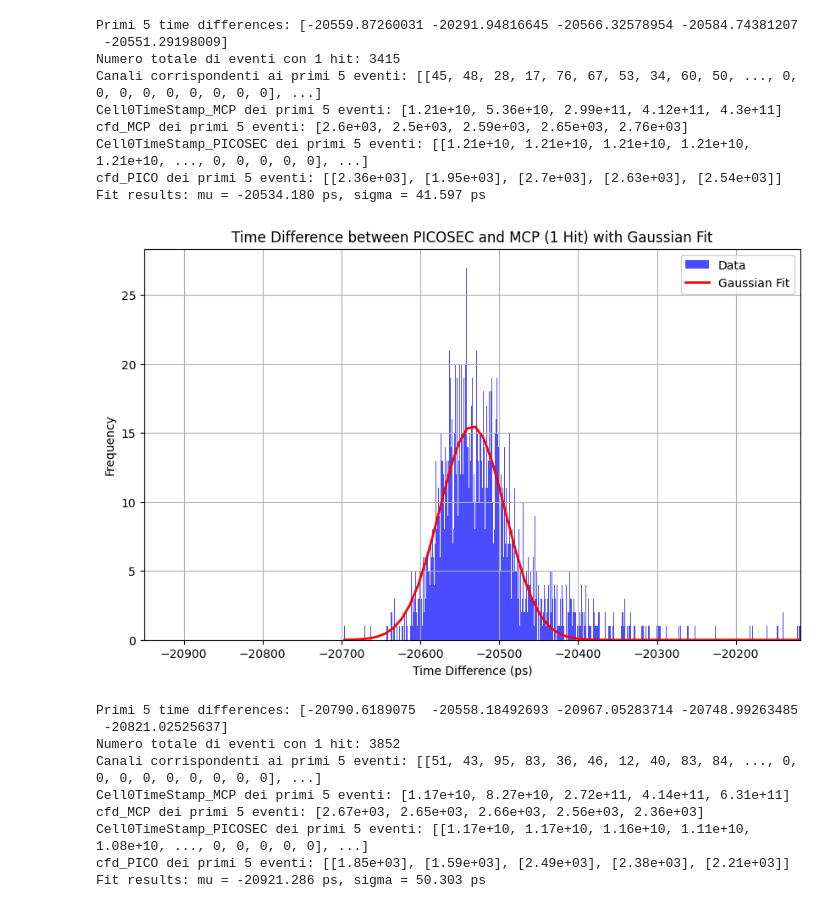
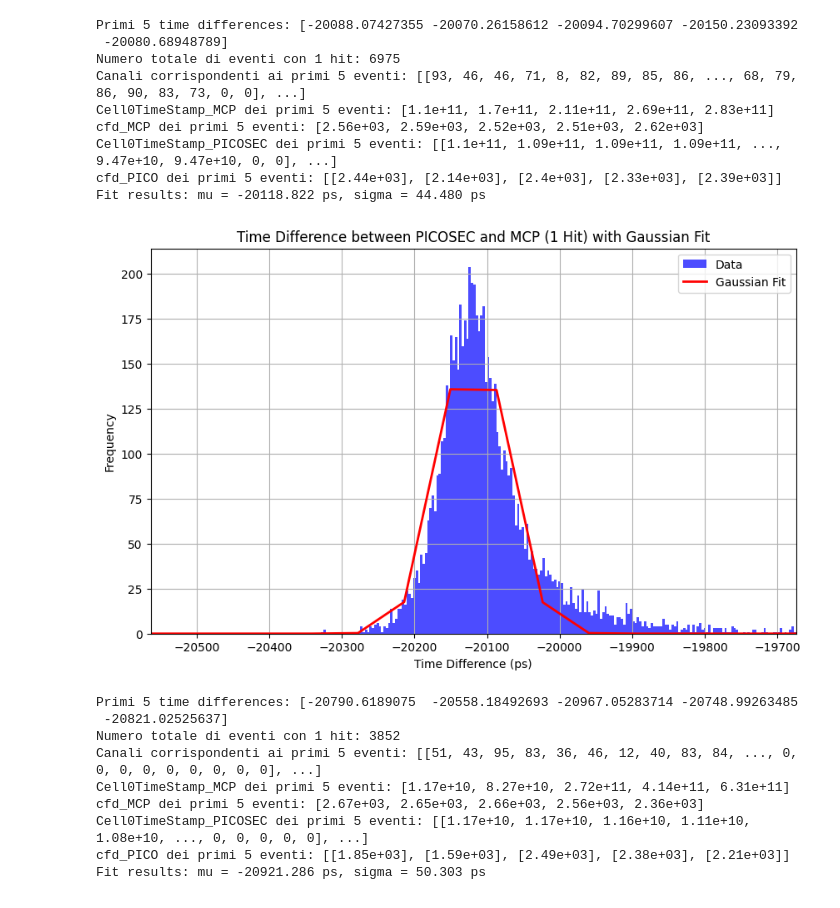
Before and after one commit to annascanu/TestbeamAnalysis, a Jupyter notebook: src/ultra_rapid_analysis.ipynb, the cells around one changed output. Saved outputs shown, nothing was run; the diff lists cells and outputs as text; code cells hidden in the pictures.

Commit message:
new code for PICOSEC analysis: why in python ? idk

```diff
--- a/src/ultra_rapid_analysis.ipynb
+++ b/src/ultra_rapid_analysis.ipynb
@@ -43,7 +43,7 @@ srs                   = data["TriggerIDSRS_MCP"]      # Trigger ID SRS
 
 # Seleziona solo eventi con 1 hit
 
-single_hit_mask = (hits == 1) & (channel[:,0] == 45)  # Se vuoi filtrare anche per canale specifico
+single_hit_mask = (hits == 1) & (channel[:,0] == 93)  # Se vuoi filtrare anche per canale specifico
 
 # Filtra eventi dove PICOSEC ha almeno 1 valore
 valid_mask = ak.num(Cell0TimeStamp_PICOSEC[single_hit_mask]) >= 1
@@ -69,43 +69,43 @@ print("cfd_MCP dei primi 5 eventi:", cfd_MCP[single_hit_mask][valid_mask][:5])
 print("Cell0TimeStamp_PICOSEC dei primi 5 eventi:", Cell0TimeStamp_PICOSEC[single_hit_mask][valid_mask][:5])
 print("cfd_PICO dei primi 5 eventi:", cfd_PICO[single_hit_mask][valid_mask][:5])
 
 # Istogramma
 bins = 10000
 hist_vals, bin_edges = np.histogram(time_diff_np, bins=bins)
 bin_centers = (bin_edges[:-1] + bin_edges[1:]) / 2
 
 # Fit gaussiano
 
 p0 = [max(hist_vals), np.mean(time_diff_np), np.std(time_diff_np)]
 params, cov = curve_fit(gauss, bin_centers, hist_vals, p0=p0)
 A_fit, mu_fit, sigma_fit = params
 print(f"Fit results: mu = {mu_fit:.3f} ps, sigma = {sigma_fit:.3f} ps")
 
 # Plot
 plt.figure(figsize=(10,6))
 plt.hist(time_diff_np, bins=bins, alpha=0.7, color='blue', label='Data')
 x_fit = np.linspace(min(time_diff_np), max(time_diff_np), 500)
 plt.plot(x_fit, gauss(x_fit, *params), color='red', linewidth=2, label='Gaussian Fit')
 plt.title("Time Difference between PICOSEC and MCP (1 Hit) with Gaussian Fit")
 plt.xlabel("Time Difference (ps)")
 plt.ylabel("Frequency")
 plt.grid()
 plt.legend()
 
 # Stringe l'asse x intorno ai dati (ad esempio ±5 sigma attorno a mu_fit)
 plt.xlim(mu_fit - 10*sigma_fit, mu_fit + 10*sigma_fit)
 plt.show()
 # %% [output]
-Primi 5 time differences: [-20559.87260031 -20291.94816645 -20566.32578954 -20584.74381207
- -20551.29198009]
-Numero totale di eventi con 1 hit: 3415
-Canali corrispondenti ai primi 5 eventi: [[45, 48, 28, 17, 76, 67, 53, 34, 60, 50, ..., 0, 0, 0, 0, 0, 0, 0, 0, 0], ...]
-Cell0TimeStamp_MCP dei primi 5 eventi: [1.21e+10, 5.36e+10, 2.99e+11, 4.12e+11, 4.3e+11]
-cfd_MCP dei primi 5 eventi: [2.6e+03, 2.5e+03, 2.59e+03, 2.65e+03, 2.76e+03]
-Cell0TimeStamp_PICOSEC dei primi 5 eventi: [[1.21e+10, 1.21e+10, 1.21e+10, 1.21e+10, 1.21e+10, ..., 0, 0, 0, 0, 0], ...]
-cfd_PICO dei primi 5 eventi: [[2.36e+03], [1.95e+03], [2.7e+03], [2.63e+03], [2.54e+03]]
-Fit results: mu = -20534.180 ps, sigma = 41.597 ps
+Primi 5 time differences: [-20088.07427355 -20070.26158612 -20094.70299607 -20150.23093392
+ -20080.68948789]
+Numero totale di eventi con 1 hit: 6975
+Canali corrispondenti ai primi 5 eventi: [[93, 46, 46, 71, 8, 82, 89, 85, 86, ..., 68, 79, 86, 90, 83, 73, 0, 0], ...]
+Cell0TimeStamp_MCP dei primi 5 eventi: [1.1e+11, 1.7e+11, 2.11e+11, 2.69e+11, 2.83e+11]
+cfd_MCP dei primi 5 eventi: [2.56e+03, 2.59e+03, 2.52e+03, 2.51e+03, 2.62e+03]
+Cell0TimeStamp_PICOSEC dei primi 5 eventi: [[1.1e+11, 1.09e+11, 1.09e+11, 1.09e+11, ..., 9.47e+10, 9.47e+10, 0, 0], ...]
+cfd_PICO dei primi 5 eventi: [[2.44e+03], [2.14e+03], [2.4e+03], [2.33e+03], [2.39e+03]]
+Fit results: mu = -20118.822 ps, sigma = 44.480 ps
-[figure, old version]
+[figure, new version]
 # %%
 import uproot
 import awkward as ak
```
Also changed, not shown: 1 other file.
